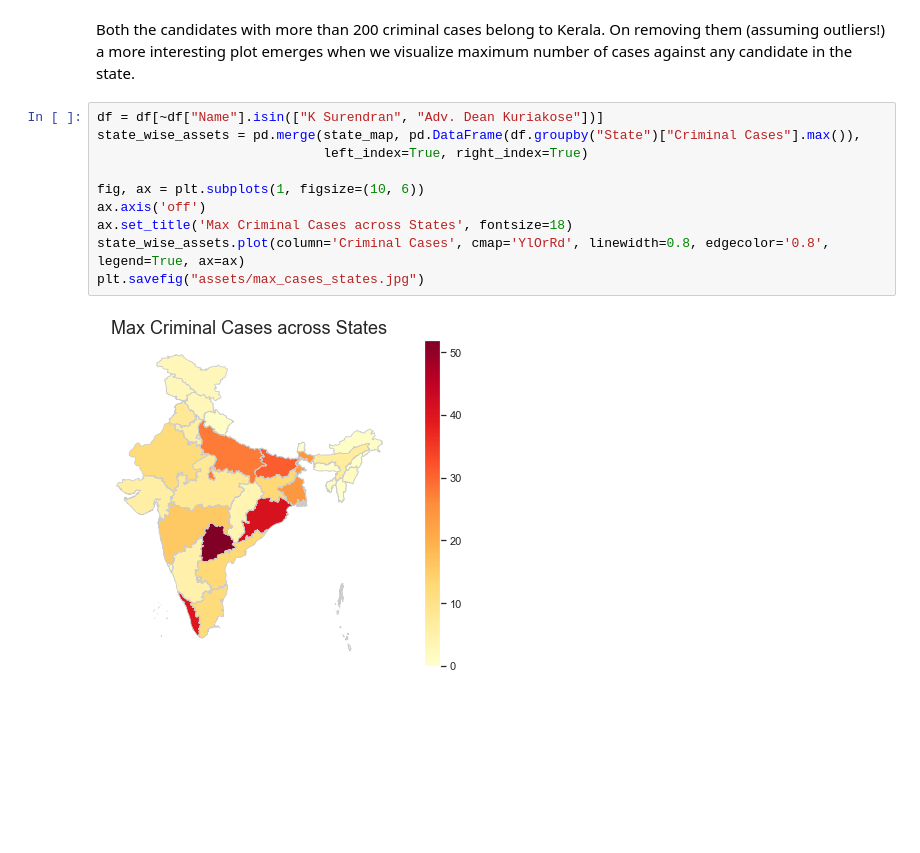
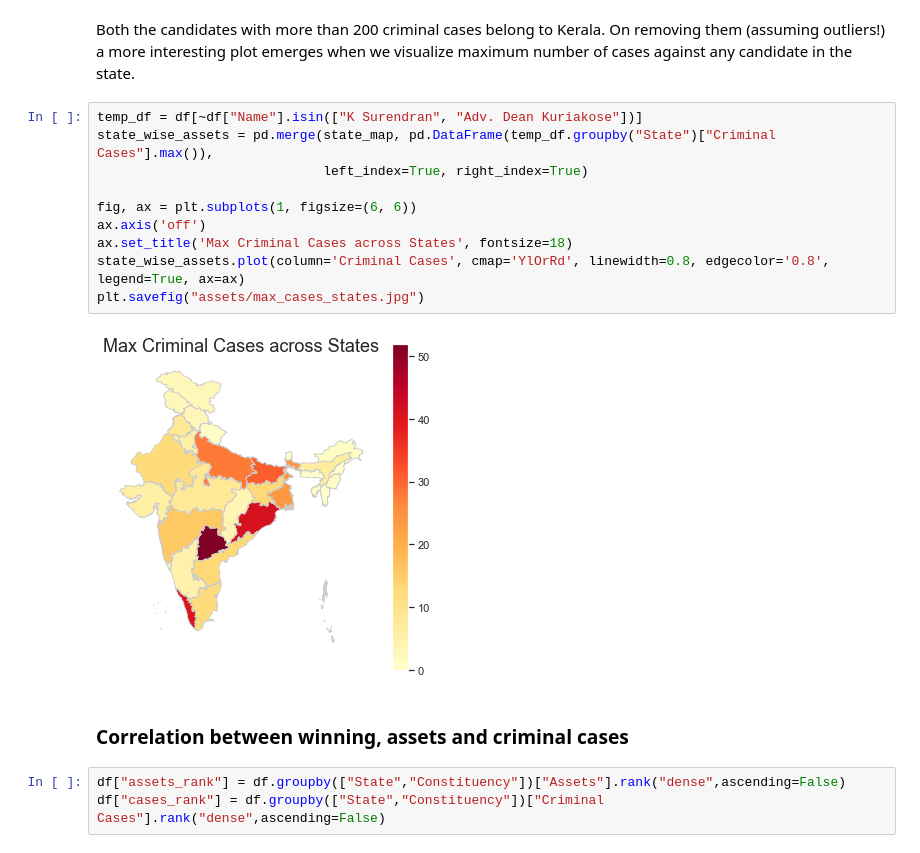
Before and after one commit to djin31/PolViz, a Jupyter notebook: LokSabhaVis.ipynb, the cells around one changed output. Cells and saved outputs as stored; diff of their text form; blank space fills up the shorter version.

```diff
--- a/LokSabhaVis.ipynb
+++ b/LokSabhaVis.ipynb
@@ -202,14 +202,19 @@ plt.savefig("assets/mean_cases_states.jpg")
 # %% [markdown]
 Both the candidates with more than 200 criminal cases belong to Kerala. On removing them (assuming outliers!) a more interesting plot emerges when we visualize maximum number of cases against any candidate in the state.
 # %%
-df = df[~df["Name"].isin(["K Surendran", "Adv. Dean Kuriakose"])]
-state_wise_assets = pd.merge(state_map, pd.DataFrame(df.groupby("State")["Criminal Cases"].max()),
+temp_df = df[~df["Name"].isin(["K Surendran", "Adv. Dean Kuriakose"])]
+state_wise_assets = pd.merge(state_map, pd.DataFrame(temp_df.groupby("State")["Criminal Cases"].max()),
                              left_index=True, right_index=True)
 
-fig, ax = plt.subplots(1, figsize=(10, 6))
+fig, ax = plt.subplots(1, figsize=(6, 6))
 ax.axis('off')
 ax.set_title('Max Criminal Cases across States', fontsize=18)
 state_wise_assets.plot(column='Criminal Cases', cmap='YlOrRd', linewidth=0.8, edgecolor='0.8', legend=True, ax=ax)
 plt.savefig("assets/max_cases_states.jpg")
 # %% [output]
-[figure, old version]
+[figure, new version]
+# %% [markdown]
+### Correlation between winning, assets and criminal cases
+# %%
+df["assets_rank"] = df.groupby(["State","Constituency"])["Assets"].rank("dense",ascending=False)
+df["cases_rank"] = df.groupby(["State","Constituency"])["Criminal Cases"].rank("dense",ascending=False)
```
Also changed, not shown: parts of 13 cells of this notebook, 12 other files.
